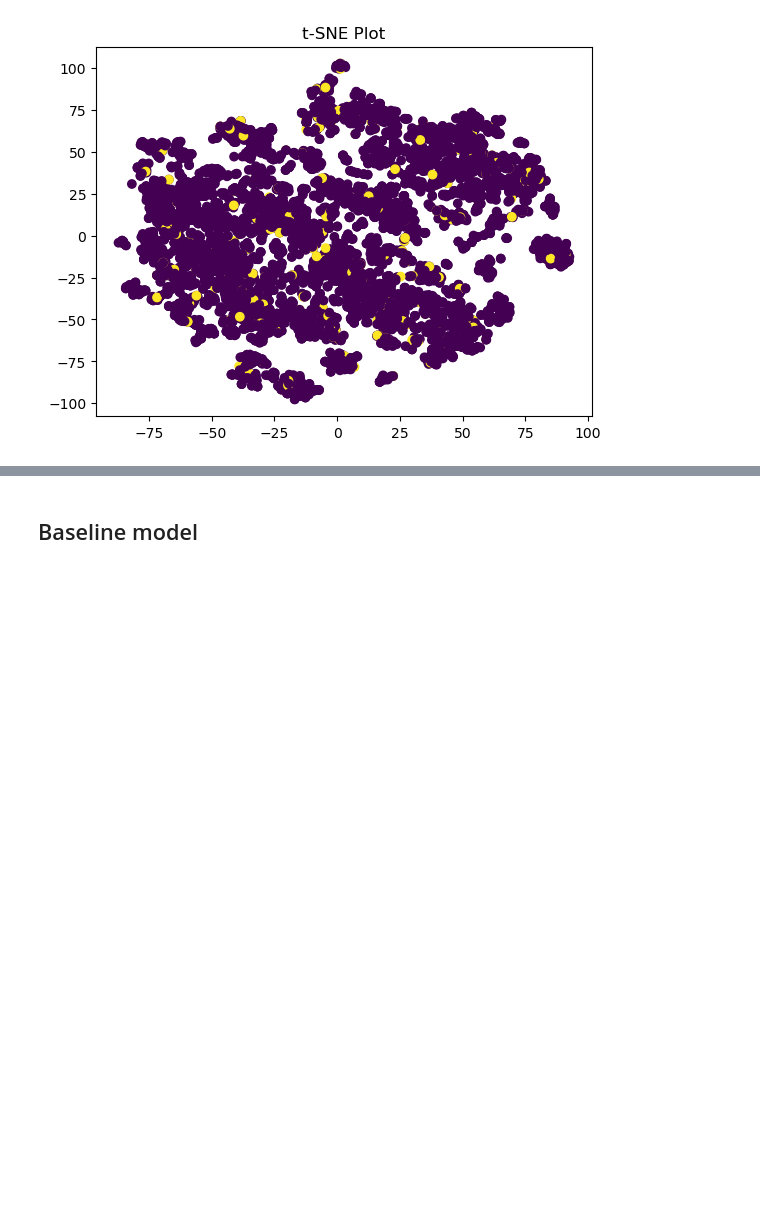
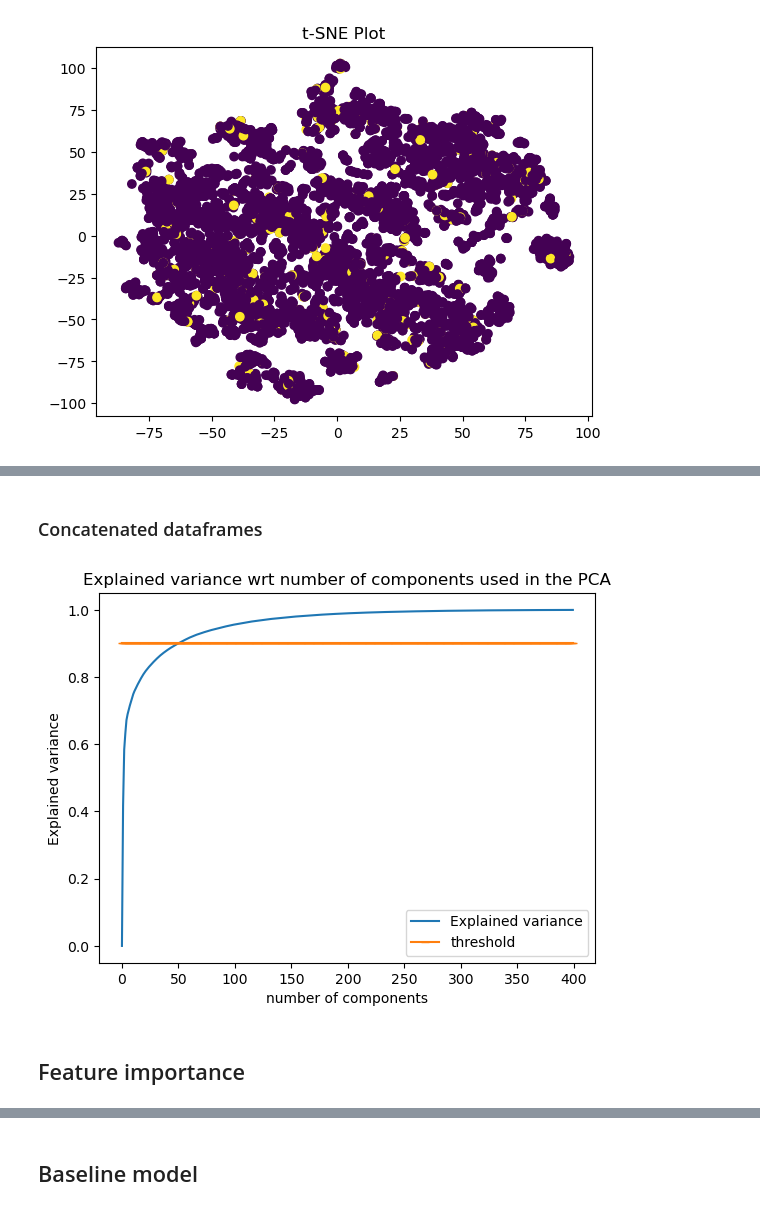
Before and after one commit to Anouar7768/MLNS_molecule_toxicity_detection, a Jupyter notebook: notebooks/Model.ipynb, the cells around one changed output, grey strips where cells are left out. Saved outputs shown, nothing was run; the diff lists cells and outputs as text; code cells hidden in the pictures; blank space fills up the shorter version.

```diff
--- a/notebooks/Model.ipynb
+++ b/notebooks/Model.ipynb
@@ -48,0 +54,8 @@ df_mol.head()
+# %%
+df_i = pd.read_csv('../data/molecule_training.csv')
+relevant_columns = ['Maximum Degree', 'Minimum Degree', 'Molecular Weight',
+       'Number of H-Bond Donors', 'Number of Rings',
+       'Number of Rotatable Bonds', 'Polar Surface Area', 'target']
+df_i = df_i[relevant_columns]
+print(df_i.shape)
+df_i.head()
@@ -48,0 +70,4 @@ df_mol.head()
+# %%
+## Concatenate all datasets
+df_all = pd.concat([df, df_mol, df_i], axis=1)
+df_all.head()
@@ -158,0 +211,8 @@ plot_t_SNE_graph(data_reduced)
+# %% [markdown]
+### Concatenated dataframes
+# %%
+Explained_variances_all = plot_variance_explained_curve_PCA(df_all[:-2], 400, 0.9, False)
+# %% [output]
+[figure, added]
+# %% [markdown]
+## Feature importance
```
Also changed, not shown: parts of 22 cells of this notebook.
